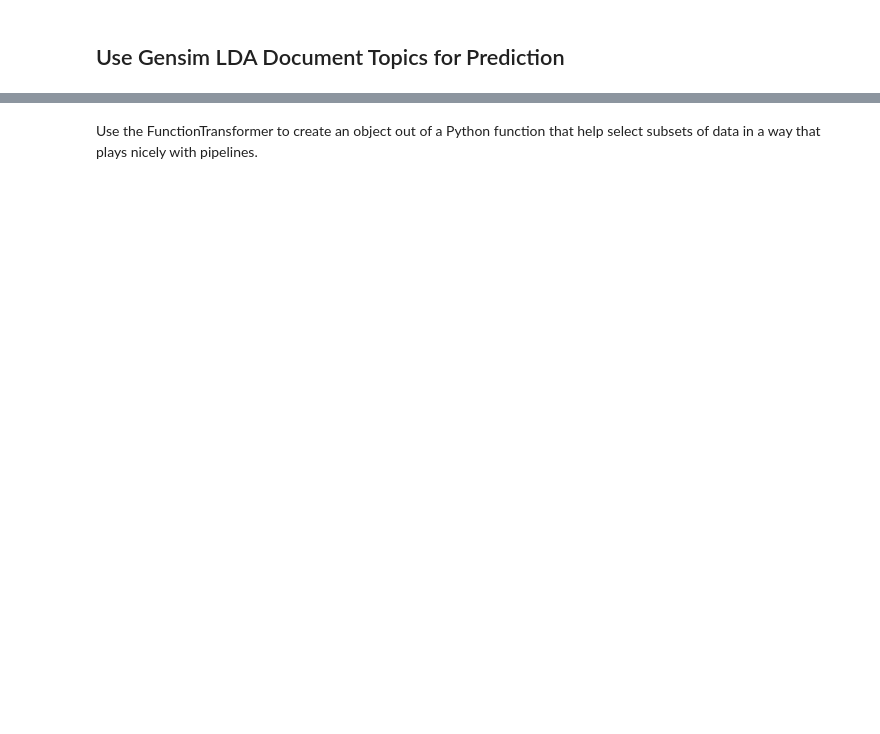
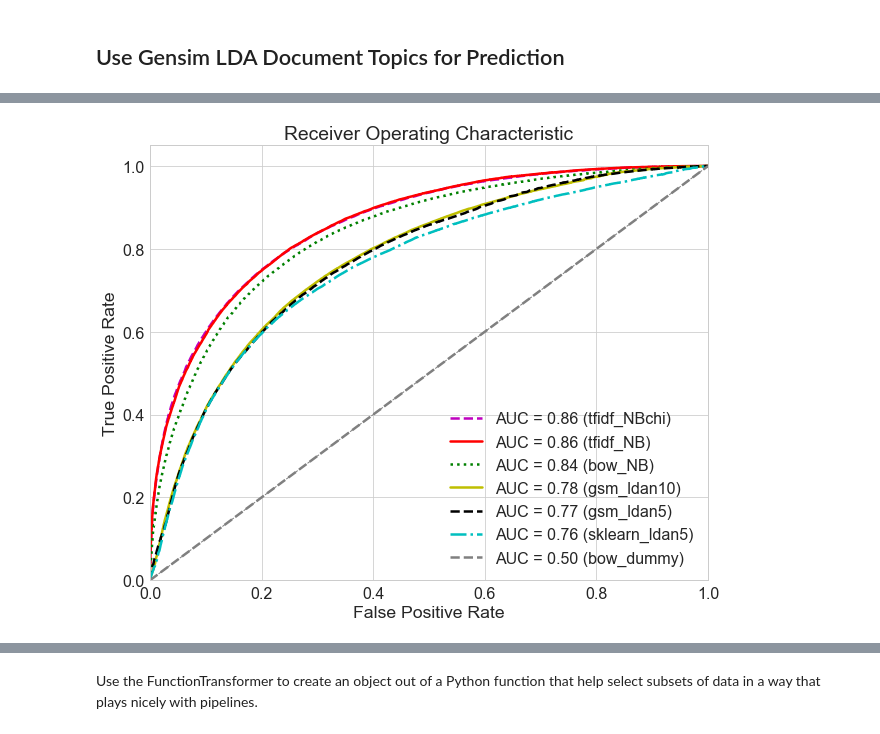
Before and after one commit to phyhouhou/SpringboardProjects, a Jupyter notebook: SecondCapstoneProject/2ndCapstoneProjectFinalReport/SecondCapstoneProject_NLP_ML.ipynb, the cells around one changed output, grey strips where cells are left out. Saved outputs shown, nothing was run; the diff lists cells and outputs as text; code cells hidden in the pictures; blank space fills up the shorter version.

```diff
--- a/SecondCapstoneProject/2ndCapstoneProjectFinalReport/SecondCapstoneProject_NLP_ML.ipynb
+++ b/SecondCapstoneProject/2ndCapstoneProjectFinalReport/SecondCapstoneProject_NLP_ML.ipynb
@@ -1022,0 +1203,4 @@ y_train.shape, y_test.shape
+# %%
+# Use LabelBinarizer to convert labels into binary values
+lab_bin=LabelBinarizer()
+y=lab_bin.fit_transform(df_txt['label'])
@@ -1962,0 +1618,18 @@ X_train, X_test, y_train, y_test = train_test_split(
+# %%
+import timeit
+start_time = timeit.default_timer()
+
+
+ntopics=10
+ldan10 = gensim.models.ldamodel.LdaModel.load('model{0}.gensim'.format(ntopics))
+#gensim_lda_feature(X_train,dictionary,corpus,ntopics,ldan10)
+
+
+# a FunctionTransformer turns a python function into an object that a scikit-learn pipeline can understand
+gensim_lda_extractFeature=FunctionTransformer(lambda x: gensim_lda_feature(
+    x,dictionary,corpus,ntopics,ldan10),validate=False)
+steps_gsmldan10=[('gensimLDA',gensim_lda_extractFeature),
+       ('clf',MultinomialNB())]
+res_lda_gsm_n10=run_pipeline(steps_gsmldan10,X_train,y_train,X_test,y_test)
+
+elapsed = timeit.default_timer() - start_time #849.3771899580024
@@ -1962,0 +1704,25 @@ X_train, X_test, y_train, y_test = train_test_split(
+# %%
+rcParams['figure.figsize'] = 10, 8
+
+
+## plot ROC curve
+plt.title('Receiver Operating Characteristic')
+
+plt.plot(FPRs[3], TPRs[3], 'm', linestyle='--',label='AUC = %0.2f (%s)'% (ROC_AUCs[3],m_names[3]))
+plt.plot(FPRs[2], TPRs[2], 'r', label='AUC = %0.2f (%s)'% (ROC_AUCs[2],m_names[2]))
+plt.plot(FPRs[1], TPRs[1], 'g',linestyle=':', label='AUC = %0.2f (%s)'% (ROC_AUCs[1],m_names[1]))
+plt.plot(FPRs[6], TPRs[6], 'y', label='AUC = %0.2f (%s)'% (ROC_AUCs[6],m_names[6]))
+plt.plot(FPRs[5], TPRs[5], 'k',linestyle='--', label='AUC = %0.2f (%s)'% (ROC_AUCs[5],m_names[5]))
+plt.plot(FPRs[4], TPRs[4], 'c',linestyle='-.', label='AUC = %0.2f (%s)'% (ROC_AUCs[4],m_names[4]))
+plt.plot(FPRs[0], TPRs[0], 'gray', linestyle='--',label='AUC = %0.2f (%s)'% (ROC_AUCs[0],m_names[0]))
+
+
+
+plt.plot([0,1],[0,1],color='gray', lw=1, linestyle='--')
+plt.xlim([0,1])
+plt.ylim([0,1.05])
+plt.ylabel('True Positive Rate')
+plt.xlabel('False Positive Rate')
+plt.legend(loc="lower right");
+# %% [output]
+[figure, added]
```
Also changed, not shown: parts of 156 cells of this notebook, 3 other files.
